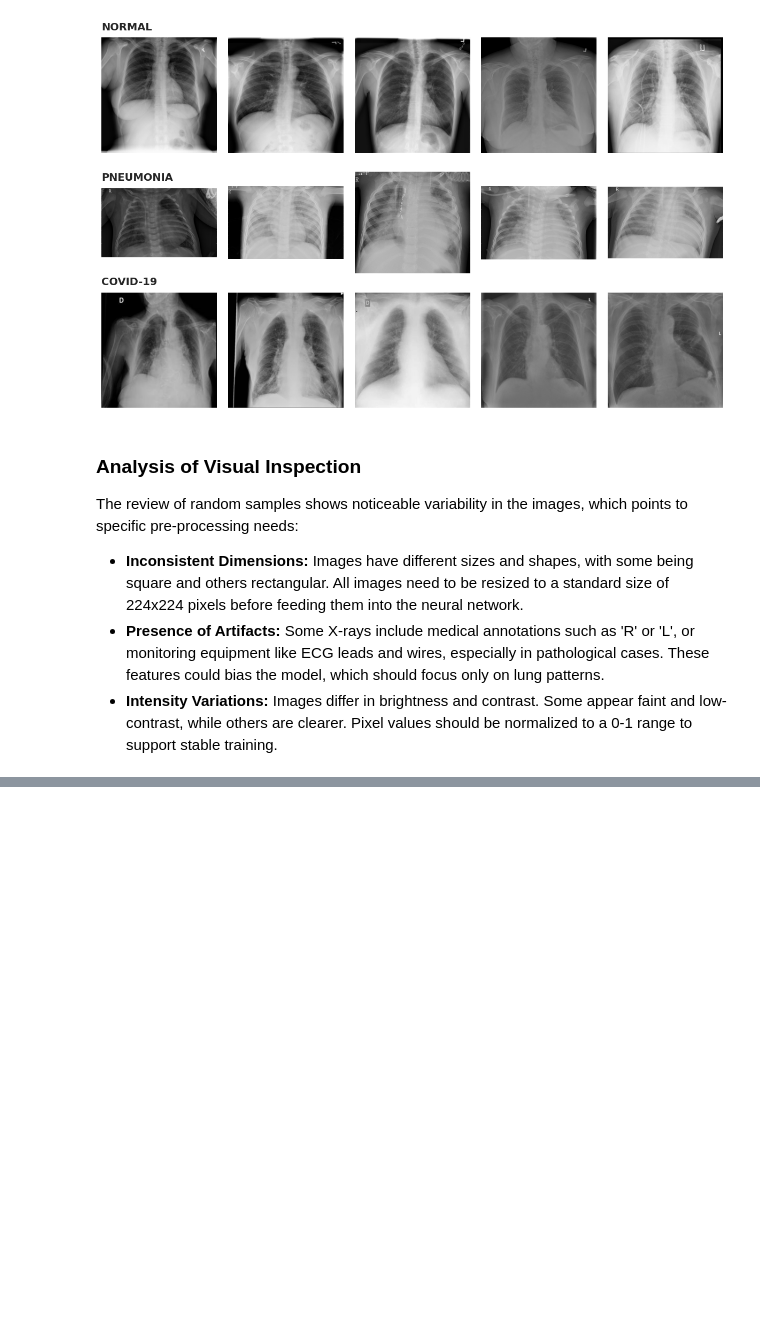
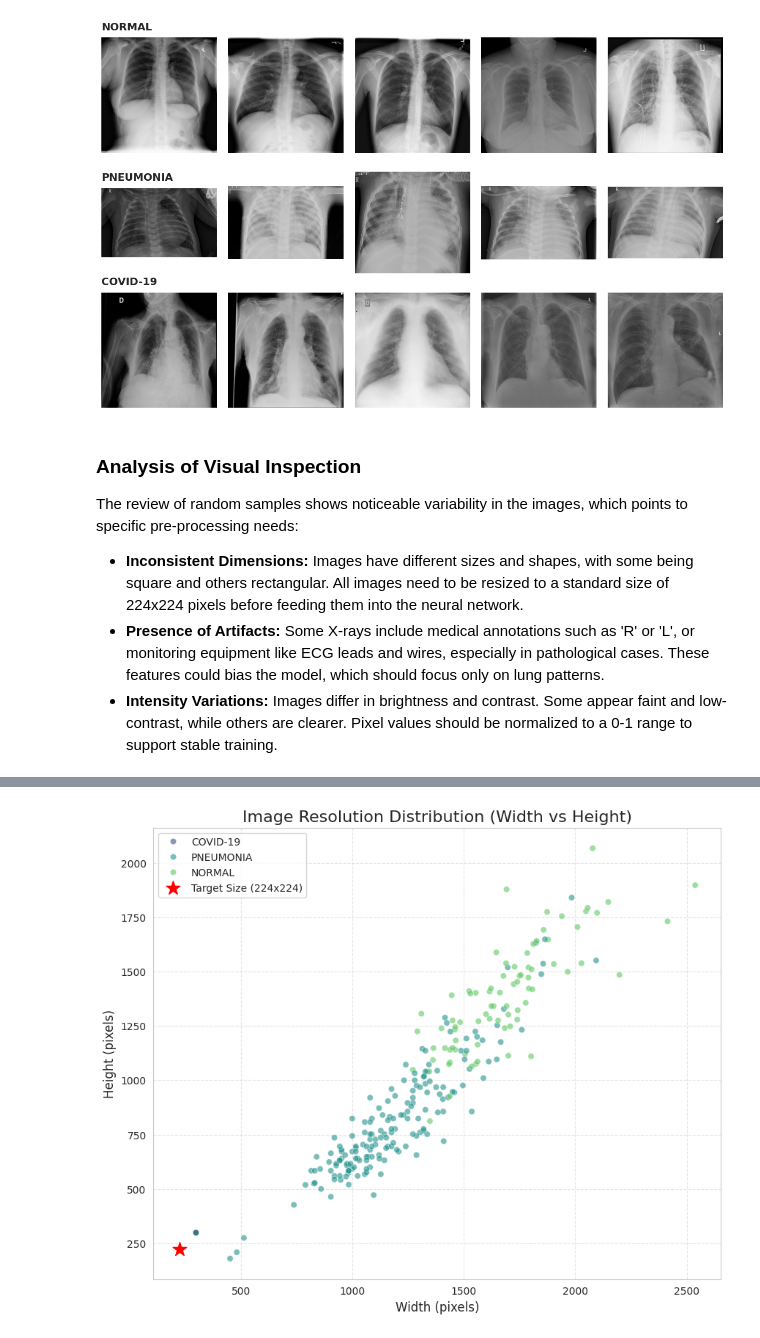
Before and after one commit to juliancramos/cnn-pneumonia-covid-detector, a Jupyter notebook: cnn-pneumonia-covid-detector.ipynb, the cells around one changed output, grey strips where cells are left out. Saved outputs shown, nothing was run; the diff lists cells and outputs as text; code cells hidden in the pictures; blank space fills up the shorter version.

Commit message:
feat: Complete Exploratory Data Analysis (EDA)

```diff
--- a/cnn-pneumonia-covid-detector.ipynb
+++ b/cnn-pneumonia-covid-detector.ipynb
@@ -522,0 +539,89 @@ The review of random samples shows noticeable variability in the images, which p
+# %%
+import matplotlib.pyplot as plt
+import seaborn as sns
+import pandas as pd
+import cv2
+import numpy as np
+
+def analyze_dimensions(dataframe, sample_size=1000):
+    """
+    Generates an Scatter Plot (Width vs Height).
+    Calculates and prints Mean Dimensions.
+    Prints Frequency Tables for ranges.
+    """
+    print(f"Sampling {sample_size} images for dimensional analysis...")
+
+    # Sampling
+    if len(dataframe) > sample_size:
+        sample_df = dataframe.sample(sample_size, random_state=42)
+    else:
+        sample_df = dataframe
+
+    data = []
+
+    # 2. Data Extraction
+    for _, row in sample_df.iterrows():
+        try:
+            img = cv2.imread(row['filepath'])
+            if img is not None:
+                h, w, _ = img.shape
+                data.append({
+                    'label': row['label'],
+                    'width': w,
+                    'height': h
+                })
+        except Exception:
+            pass # Skip corrupted
+
+    stats_df = pd.DataFrame(data)
+
+
+    # Average width and height
+    avg_w = int(stats_df['width'].mean())
+    avg_h = int(stats_df['height'].mean())
+    print(f"Average Width: {avg_w}")
+    print(f"Average Height: {avg_h}")
+
+
+    # Frequency table
+    ranges = [0, 500, 1000, 1500, 2000, 3000, 5000]
+    labels = ['0-500', '501-1000', '1001-1500', '1501-2000', '2001-3000', '3000+']
+
+    stats_df['Width_Range'] = pd.cut(stats_df['width'],
+                                     bins=ranges, labels=labels)
+    stats_df['Height_Range'] = pd.cut(stats_df['height'],
+                                      bins=ranges, labels=labels)
+
+    print("\n" + "="*40)
+    print("FREQUENCY TABLE: WIDTH RANGES")
+    print("="*40)
+    print(pd.crosstab(stats_df['Width_Range'], stats_df['label']))
+
+    print("\n" + "="*40)
+    print("FREQUENCY TABLE: HEIGHT RANGES")
+    print("="*40)
+    print(pd.crosstab(stats_df['Height_Range'], stats_df['label']))
+
+
+
+    # Scatter plot
+    plt.figure(figsize=(10, 8))
+    sns.scatterplot(data=stats_df, x='width', y='height', hue='label',
+                    alpha=0.6, palette='viridis')
+
+    # Target marker
+    plt.scatter([224], [224], color='red', s=200, marker='*',
+                label='Target Size (224x224)')
+
+    plt.title('Image Resolution Distribution (Width vs Height)', fontsize=16)
+    plt.xlabel('Width (pixels)', fontsize=12)
+    plt.ylabel('Height (pixels)', fontsize=12)
+    plt.legend()
+    plt.grid(True, linestyle='--', alpha=0.5)
+    plt.show()
+
+    return stats_df
+
+# Execute
+stats_data = analyze_dimensions(df)
+# %% [output]
@@ -522,0 +645 @@ The review of random samples shows noticeable variability in the images, which p
+[figure, added]
```
Also changed, not shown: parts of 8 cells of this notebook.
